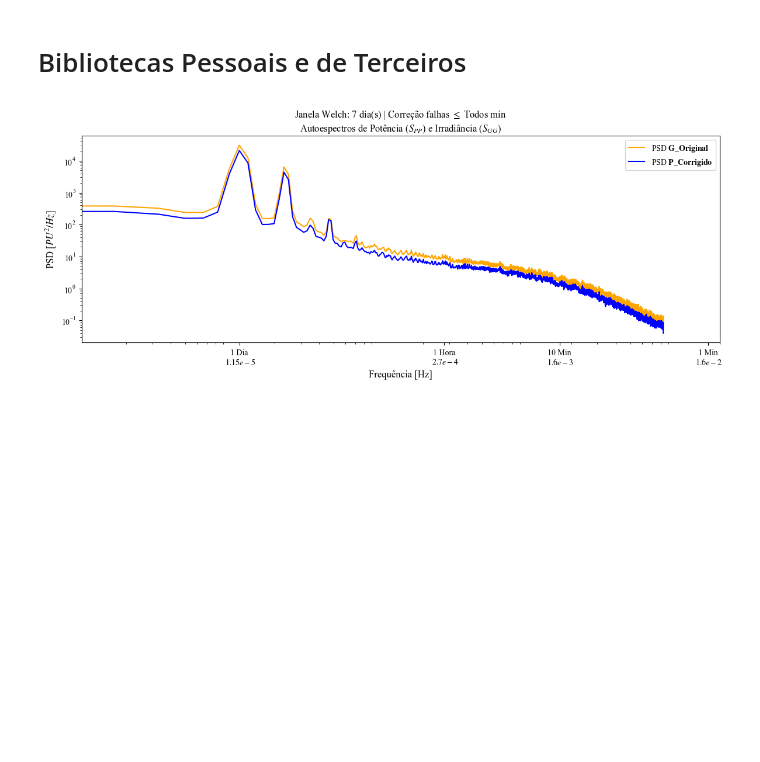
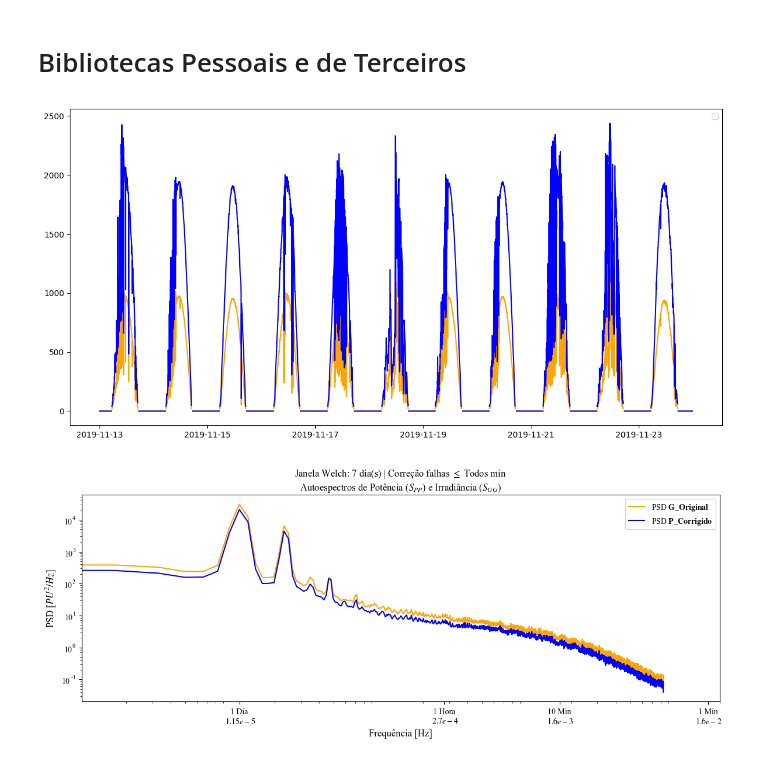
Before and after one commit to gustavodiasz/Modelagem_Dinamica_Usina_FV, a Jupyter notebook: Analise Dos Dados Da Usina De Petrolina.ipynb, the cells around one changed output. Drawn from its saved outputs; the diff is of its cells as text; code cells hidden in the pictures; blank space fills up the shorter version.

```diff
--- a/Analise Dos Dados Da Usina De Petrolina.ipynb
+++ b/Analise Dos Dados Da Usina De Petrolina.ipynb
@@ -36,6 +36,22 @@ st['Ganho Da Usina (K)'] = st['Ganho Da Usina (K)'].ffill() # Passo C: Propaga o
 # CONSOME A COLUNA K TRATADA
 Reconstrutor = ReconstrutorUsinaSolar(area_hectares=5.15, limite_minutos=15, janela_vizinhos=10, col_p='P', col_g='G')
 st = Reconstrutor.reconstruir_potencia_integral_analitica(df=st, col_k='Ganho Da Usina (K)', nome_col_saida='P_Corrigido')
+# %%
+st=Reconstrutor.reconstruir_para_k_constante(df=st, k_constante=2, tau=None, fc=0.00892, nome_col_saida='P_Corrigido_K_Constante')
+# %%
+x=st['G'].loc['2019-11-13':'2019-11-23'].index
+y_G=st['G'].loc['2019-11-13':'2019-11-23'].values
+y_P=st['P_Corrigido_K_Constante'].loc['2019-11-13':'2019-11-23'].values
+
+plt.figure(figsize=(12, 6))
+plt.plot(x, y_G, color='orange')
+plt.plot(x, y_P, color='blue')
+plt.legend()
+plt.tight_layout()
+
+plt.show()
+# %% [output]
+[figure, added]
 # %%
 st_limpo_w=st.dropna(subset=['G','P'])
 st_limpo_H = st_limpo_w.between_time('09:00', '16:00').copy()
```
Also changed, not shown: parts of 1 cell of this notebook, 1 other file.
